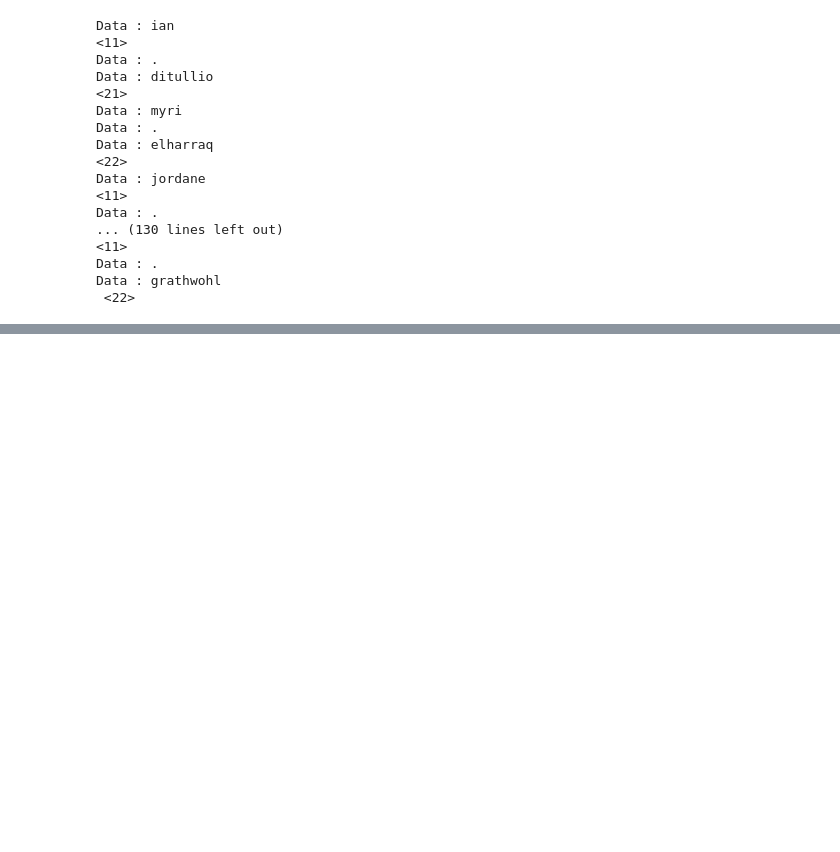
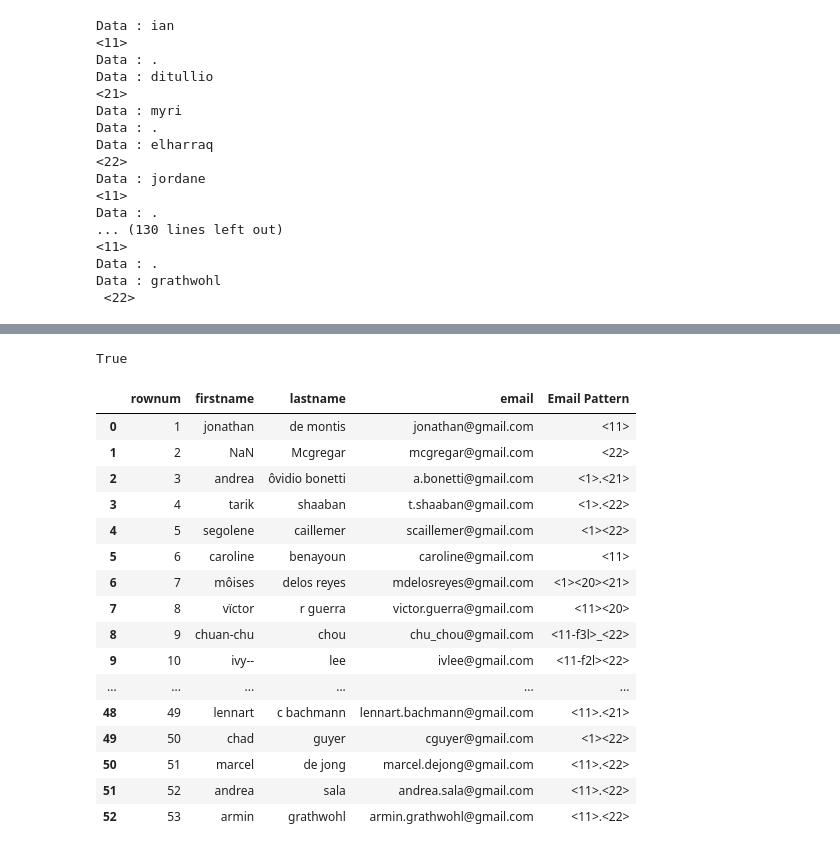
Before and after one commit to vattevaii/March12FinalTest, a Jupyter notebook: intelligentGuessingCodeFolder/final.ipynb, the cells around one changed output, grey strips where cells are left out. Drawn from its saved outputs; the diff is of its cells as text; code cells hidden in the pictures; blank space fills up the shorter version.

```diff
--- a/intelligentGuessingCodeFolder/final.ipynb
+++ b/intelligentGuessingCodeFolder/final.ipynb
@@ -279,6 +279,11 @@ patterns = []
 for index,row in dataWithNoPattern.iterrows():
    pattern = unidecode(row["email"]).split("@")[0]
    pattern = insertSpaceSymbol(pattern).split(" ")
+   if type(row["firstname"]) == float:
+      row["firstname"] = " "
+   if type(row["lastname"]) == float:
+      row["lastname"] = " "
+
    if type(row["firstname"]) != float and type(row["lastname"]) != float:
       fname = unidecode(row["firstname"]).lower()
       lname = re.sub(r"[^a-z ]", "", row["lastname"])
@@ -393,0 +475,15 @@ Data : grathwohl
+# %%
+patterns = []
+for index,row in dataWithNoPattern.iterrows():
+   pattern = unidecode(row["email"]).split("@")[0]
+   fname = ""
+   lname = ""
+   if type(row["firstname"]) != float:
+      fname = re.sub(r"[^a-z ]", "", unidecode(row["firstname"]))
+      fname = fname.lower()
+   if type(row["lastname"]) != float:
+      lname = re.sub(r"[^a-z ]", "", unidecode(row["lastname"]))
+      lname = lname.lower()
+   foundPattern = getPattern(pattern, fname,lname)
+   dataset["Email Pattern"][index] = foundPattern
+   print(pattern,foundPattern, fname,lname)
@@ -393,0 +524,6 @@ Data : grathwohl
+# %%
+'lieven' in dataset['firstname'].to_numpy()
+# %% [output]
+True
+# %%
+all = dataset.drop(["Comments"],axis=1)
@@ -393,0 +532,20 @@ Data : grathwohl
+# %%
+all
+# %% [output]
+|  | rownum | firstname | lastname | email | Email Pattern |
+| 0 | 1 | jonathan | de montis | jonathan@gmail.com | <11> |
+| 1 | 2 | NaN | Mcgregar | mcgregar@gmail.com | <22> |
+| 2 | 3 | andrea | ôvidio bonetti | a.bonetti@gmail.com | <1>.<21> |
+| 3 | 4 | tarik | shaaban | t.shaaban@gmail.com | <1>.<22> |
+| 4 | 5 | segolene | caillemer | scaillemer@gmail.com | <1><22> |
+| 5 | 6 | caroline | benayoun | caroline@gmail.com | <11> |
+| 6 | 7 | môises | delos reyes | mdelosreyes@gmail.com | <1><20><21> |
+| 7 | 8 | vïctor | r guerra | victor.guerra@gmail.com | <11><20> |
+| 8 | 9 | chuan-chu | chou | chu_chou@gmail.com | <11-f3l>_<22> |
+| 9 | 10 | ivy-- | lee | ivlee@gmail.com | <11-f2l><22> |
+| ... | ... | ... | ... | ... | ... |
+| 48 | 49 | lennart | c bachmann | lennart.bachmann@gmail.com | <11>.<21> |
+| 49 | 50 | chad | guyer | cguyer@gmail.com | <1><22> |
+| 50 | 51 | marcel | de jong | marcel.dejong@gmail.com | <11>.<22> |
+| 51 | 52 | andrea | sala | andrea.sala@gmail.com | <11>.<22> |
+| 52 | 53 | armin | grathwohl | armin.grathwohl@gmail.com | <11>.<22> |
```
Also changed, not shown: parts of 5 cells of this notebook, 1 other file.
